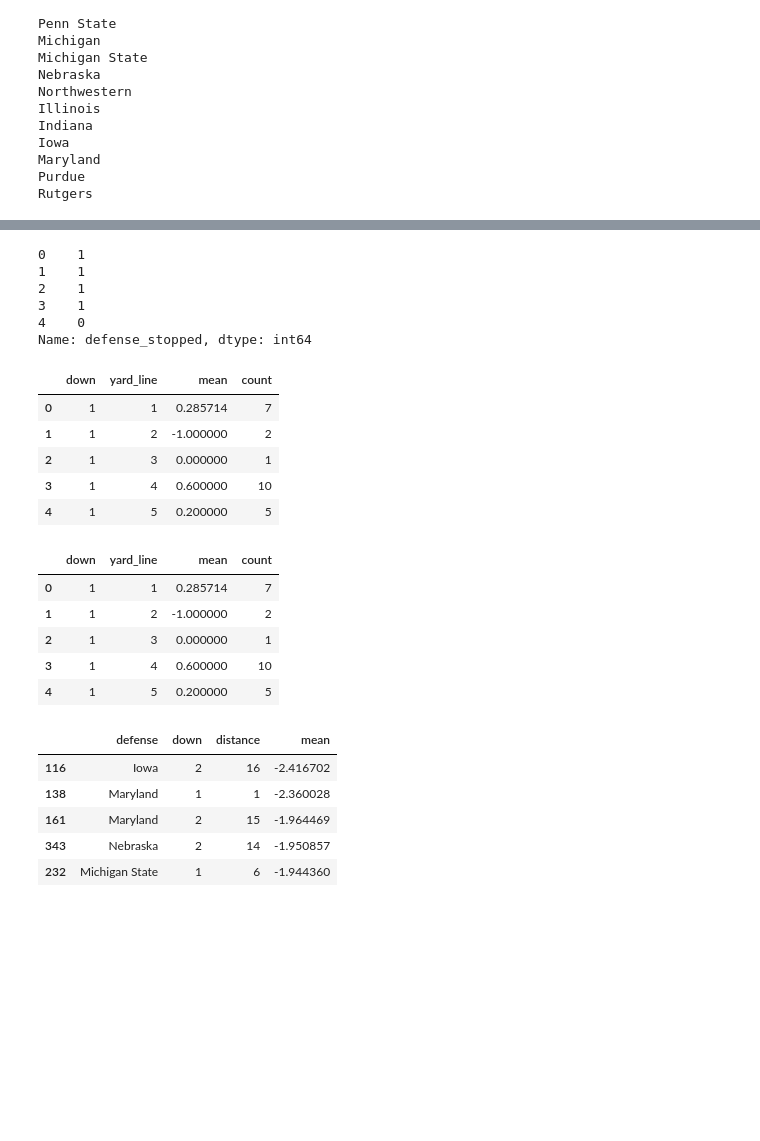
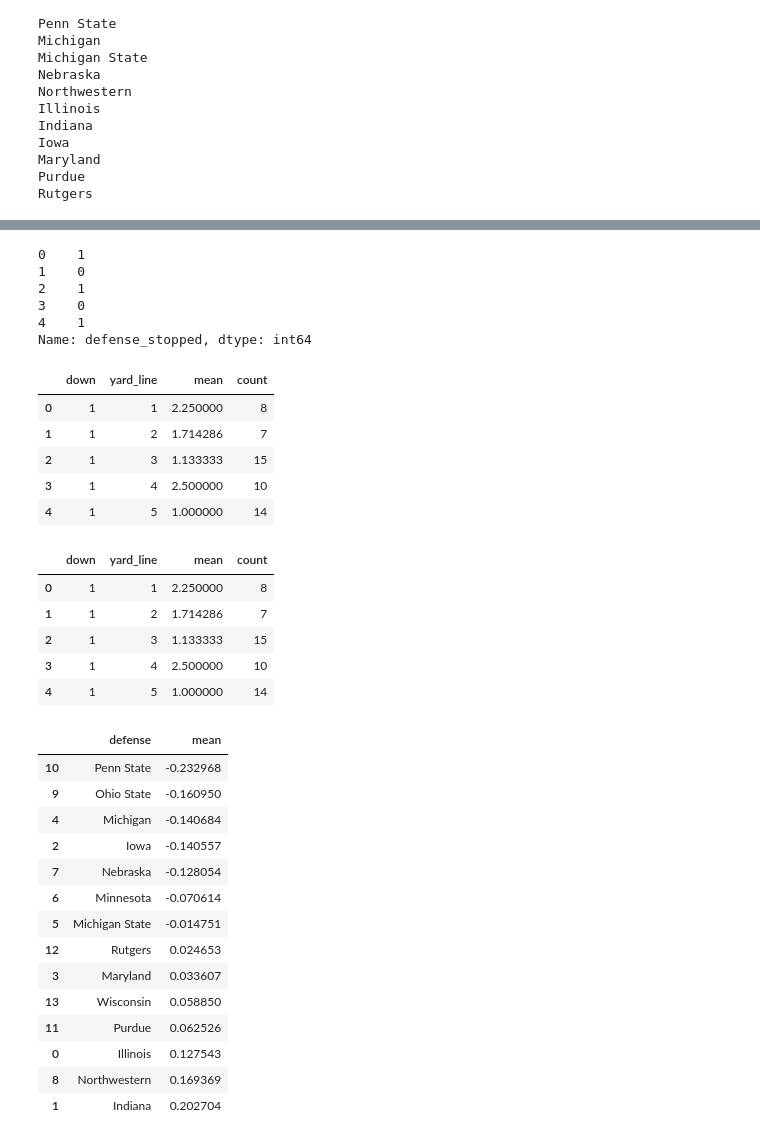
Before and after one commit to jordan-betterman/football-analytics, a Jupyter notebook: dvoa/dvoa/dvoa_calculation.ipynb, the cells around one changed output, grey strips where cells are left out. Cells and saved outputs as stored; diff of their text form; code cells hidden in the pictures; blank space fills up the shorter version.

```diff
--- a/dvoa/dvoa/dvoa_calculation.ipynb
+++ b/dvoa/dvoa/dvoa_calculation.ipynb
@@ -22,3 +20,8 @@ Iowa
 Maryland
 Purdue
 Rutgers
+# %%
+not_big_ten = big_ten[~big_ten.offense.isin(BIG_TEN_TEAMS)]['offense'].unique()
+not_big_ten_play_by_play = play_by_play(not_big_ten.tolist())
+
+big_ten = pd.concat([big_ten, not_big_ten_play_by_play])
@@ -27,17 +48,18 @@ pd.set_option('mode.chained_assignment', None)
 
 big_ten['yards_gained_percentage'] = big_ten['yards_gained'] / big_ten['distance']
 
-values = [1,1,1,3,4,5,-1,-6,(-((99 - big_ten['yard_line']) * (2.6/99)) - 1.4)]
+values = [1,1,1,3,4,5,-1,-6,(-((99 - big_ten['yard_line']) * (2.6/99)) - 1.4),6]
 
-conditions = [(big_ten['down'] == 1) & (big_ten['yards_gained_percentage'] >= 0.45) & (big_ten['yards_gained'] < 10),
-            (big_ten['down'] == 2) & (big_ten['yards_gained_percentage'] >= 0.60) & (big_ten['yards_gained'] < 10),
-            (big_ten['down'] == 3) | (big_ten['down'] == 4) & (big_ten['yards_gained_percentage'] >= 1) & (big_ten['yards_gained'] < 10),
-            (big_ten['yards_gained_percentage'] > 1) & (big_ten['yards_gained'] >= 10) & (big_ten['yards_gained'] < 20),
-            (big_ten['yards_gained_percentage'] > 1) & (big_ten['yards_gained'] >= 20) & (big_ten['yards_gained'] < 40),
-            (big_ten['yards_gained_percentage'] > 1) & (big_ten['yards_gained'] >= 40),
+conditions = [(big_ten['down'] == 1) & (big_ten['yards_gained_percentage'] >= 0.45) & (big_ten['yards_gained'] < 10) & (~big_ten['play_type'].str.contains('Touchdown')),
+            (big_ten['down'] == 2) & (big_ten['yards_gained_percentage'] >= 0.60) & (big_ten['yards_gained'] < 10) & (~big_ten['play_type'].str.contains('Touchdown')),
+            (big_ten['down'] == 3) | (big_ten['down'] == 4) & (big_ten['yards_gained_percentage'] >= 1) & (big_ten['yards_gained'] < 10) & (~big_ten['play_type'].str.contains('Touchdown')),
+            (big_ten['yards_gained_percentage'] > 1) & (big_ten['yards_gained'] >= 10) & (big_ten['yards_gained'] < 20) & (~big_ten['play_type'].str.contains('Touchdown')),
+            (big_ten['yards_gained_percentage'] > 1) & (big_ten['yards_gained'] >= 20) & (big_ten['yards_gained'] < 40) & (~big_ten['play_type'].str.contains('Touchdown')),
+            (big_ten['yards_gained_percentage'] > 1) & (big_ten['yards_gained'] >= 40) & (~big_ten['play_type'].str.contains('Touchdown')),
             (big_ten['yards_gained'] <= -3),
             (big_ten['period'] != 4) & (big_ten['minutes'] > 2) & big_ten['play_type'].str.contains('Interception'),
-            (big_ten['play_type'].str.contains('Fumble'))]
+            (big_ten['play_type'].str.contains('Fumble')),
+            (big_ten['play_type'].str.contains('Touchdown'))]
 
 big_ten['success_points'] = np.select(conditions, values, default=0)
 big_ten['success_points'].unique()
@@ -58,10 +85,10 @@ big_ten['defense_stopped'] = np.select(conditions, values)
 big_ten['defense_stopped'].head()
 # %% [output]
 0    1
-1    1
+1    0
 2    1
-3    1
-4    0
+3    0
+4    1
 Name: defense_stopped, dtype: int64
 # %%
 big_ten_defense = big_ten[big_ten['down'] > 0]
@@ -75,11 +102,11 @@ defense_dvoa_pass = big_ten_defense_pass.groupby(['down', 'yard_line'])['success
 defense_dvoa_pass.head()
 # %% [output]
 |  | down | yard_line | mean | count |
-| 0 | 1 | 1 | 0.285714 | 7 |
-| 1 | 1 | 2 | -1.000000 | 2 |
-| 2 | 1 | 3 | 0.000000 | 1 |
-| 3 | 1 | 4 | 0.600000 | 10 |
-| 4 | 1 | 5 | 0.200000 | 5 |
+| 0 | 1 | 1 | 2.250000 | 8 |
+| 1 | 1 | 2 | 1.714286 | 7 |
+| 2 | 1 | 3 | 1.133333 | 15 |
+| 3 | 1 | 4 | 2.500000 | 10 |
+| 4 | 1 | 5 | 1.000000 | 14 |
 # %%
 big_ten_offense = big_ten[big_ten['down'] > 0]
 big_ten_offense_rush = big_ten_offense[big_ten_offense['play_type'].str.contains('Rush')]
@@ -92,14 +119,13 @@ offense_dvoa_pass = big_ten_offense_pass.groupby(['down', 'yard_line'])['success
 offense_dvoa_pass.head()
 # %% [output]
 |  | down | yard_line | mean | count |
-| 0 | 1 | 1 | 0.285714 | 7 |
-| 1 | 1 | 2 | -1.000000 | 2 |
-| 2 | 1 | 3 | 0.000000 | 1 |
-| 3 | 1 | 4 | 0.600000 | 10 |
-| 4 | 1 | 5 | 0.200000 | 5 |
+| 0 | 1 | 1 | 2.250000 | 8 |
+| 1 | 1 | 2 | 1.714286 | 7 |
+| 2 | 1 | 3 | 1.133333 | 15 |
+| 3 | 1 | 4 | 2.500000 | 10 |
+| 4 | 1 | 5 | 1.000000 | 14 |
 # %%
 from sklearn.preprocessing import StandardScaler
-from cfbd_api import BIG_TEN_TEAMS
 conditions = []
 values = []
 
@@ -108,37 +134,46 @@ for row in defense_dvoa_rush.to_dict('records'):
     conditions.append((big_ten_defense_rush["yard_line"] == row['yard_line']) & (big_ten_defense_rush["down"] == row['down']) & (big_ten_defense_rush["play_type"].str.contains('Rush')))
 
 big_ten_defense_rush["success_points_average"] = np.select(conditions, values)
 big_ten_defense_rush["voa"] = big_ten_defense_rush["success_points"] / big_ten_defense_rush["success_points_average"]
 
 defense_adjustment = big_ten_defense_rush.groupby(['down', 'distance', 'defense'])['defense_stopped'].agg(['sum','count']).reset_index()
 defense_adjustment['percentage'] = defense_adjustment['sum'] / defense_adjustment.groupby(['down', 'distance', 'defense'])["count"].transform('sum')
 
 conditions = []
 values = []
 
 for row in defense_adjustment.to_dict('records'):
     values.append(row['percentage'])
     conditions.append((big_ten_defense_rush["distance"] == row['distance']) & (big_ten_defense_rush["down"] == row['down']) & (big_ten_defense_rush["defense"] == row['defense']))
 
 big_ten_defense_rush['defense_stop_percentage'] = np.select(conditions, values)
 big_ten_defense_rush['adjusted_voa'] = big_ten_defense_rush['voa'] - big_ten_defense_rush['defense_stop_percentage']
 big_ten_defense_rush.replace([np.inf, -np.inf], np.nan, inplace=True)
 big_ten_defense_rush.dropna(subset=['adjusted_voa'], how='all', inplace=True)
 big_ten_defense_rush = big_ten_defense_rush[big_ten_defense_rush['defense'].isin(BIG_TEN_TEAMS)]
 scaler = StandardScaler()
 big_ten_defense_rush['dvoa'] = scaler.fit_transform(big_ten_defense_rush[['adjusted_voa']]).flatten()
 big_ten_defense_rush[['voa', 'defense_stop_percentage', 'adjusted_voa', 'dvoa']].head()
 
 big_ten_defense_rush_overall_summary = big_ten_defense_rush.groupby(['defense'])['dvoa'].agg(['mean']).reset_index()
 big_ten_defense_rush_overall_summary = big_ten_defense_rush_overall_summary.sort_values(by='mean')
 
 big_ten_defense_rush_down_distance_summary = big_ten_defense_rush.groupby(['defense', 'down', 'distance'])['dvoa'].agg(['mean']).reset_index()
 big_ten_defense_rush_down_distance_summary = big_ten_defense_rush_down_distance_summary.sort_values(by='mean')
-big_ten_defense_rush_down_distance_summary.head()
+big_ten_defense_rush_overall_summary
 # %% [output]
-|  | defense | down | distance | mean |
-| 116 | Iowa | 2 | 16 | -2.416702 |
-| 138 | Maryland | 1 | 1 | -2.360028 |
-| 161 | Maryland | 2 | 15 | -1.964469 |
-| 343 | Nebraska | 2 | 14 | -1.950857 |
-| 232 | Michigan State | 1 | 6 | -1.944360 |
+|  | defense | mean |
+| 10 | Penn State | -0.232968 |
+| 9 | Ohio State | -0.160950 |
+| 4 | Michigan | -0.140684 |
+| 2 | Iowa | -0.140557 |
+| 7 | Nebraska | -0.128054 |
+| 6 | Minnesota | -0.070614 |
+| 5 | Michigan State | -0.014751 |
+| 12 | Rutgers | 0.024653 |
+| 3 | Maryland | 0.033607 |
+| 13 | Wisconsin | 0.058850 |
+| 11 | Purdue | 0.062526 |
+| 0 | Illinois | 0.127543 |
+| 8 | Northwestern | 0.169369 |
+| 1 | Indiana | 0.202704 |
```
Also changed, not shown: parts of 10 cells of this notebook, 21 other files.
